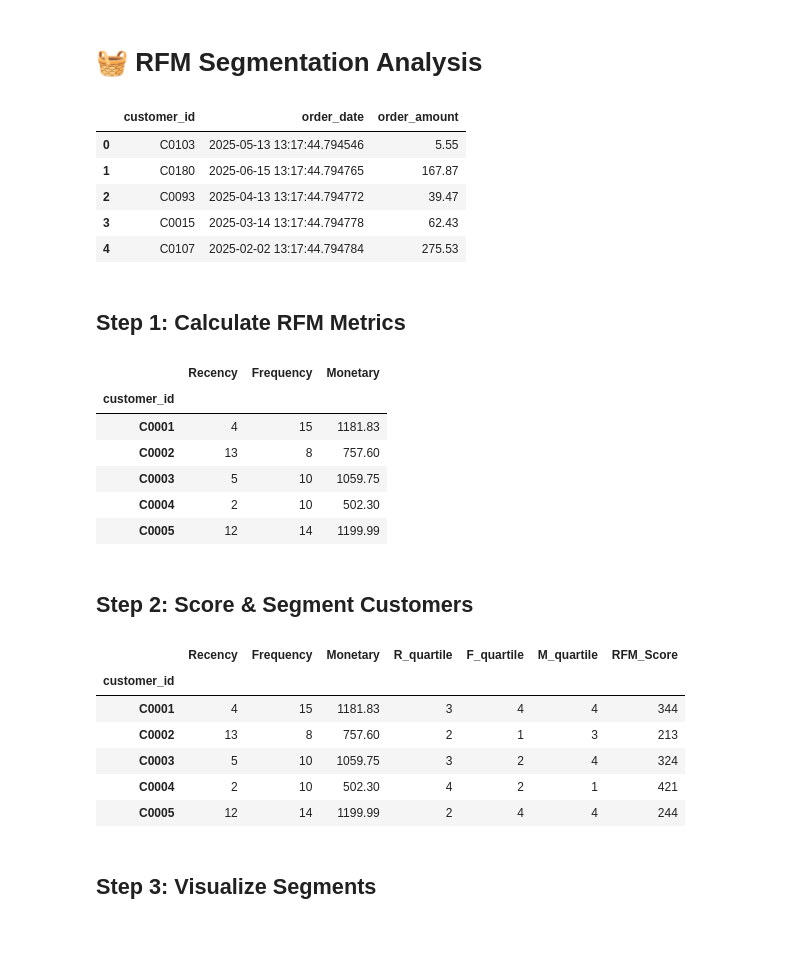
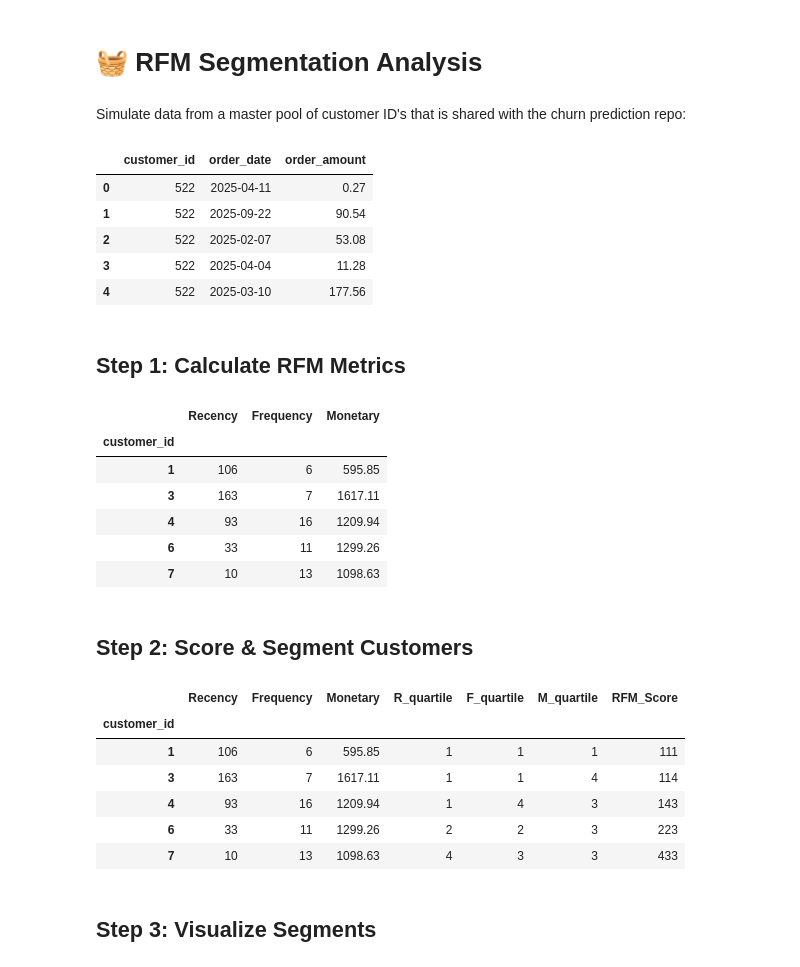
Before and after one commit to Essejran/rfm-segmentation, a Jupyter notebook: notebooks/rfm_analysis.ipynb, the cells around one changed output. Cells and saved outputs as stored; diff of their text form; code cells hidden in the pictures; blank space fills up the shorter version.

```diff
--- a/notebooks/rfm_analysis.ipynb
+++ b/notebooks/rfm_analysis.ipynb
@@ -4,17 +4,45 @@
 import pandas as pd
 import matplotlib.pyplot as plt
 import seaborn as sns
-# %%
-# load the data
-df = pd.read_csv("../data/transactions.csv", parse_dates=["order_date"])
-df.head()
-# %% [output]
-|  | customer_id | order_date | order_amount |
-| 0 | C0103 | 2025-05-13 13:17:44.794546 | 5.55 |
-| 1 | C0180 | 2025-06-15 13:17:44.794765 | 167.87 |
-| 2 | C0093 | 2025-04-13 13:17:44.794772 | 39.47 |
-| 3 | C0015 | 2025-03-14 13:17:44.794778 | 62.43 |
-| 4 | C0107 | 2025-02-02 13:17:44.794784 | 275.53 |
+# %% [markdown]
+Simulate data from a master pool of customer ID's that is shared with the churn prediction repo:
+# %%
+# Shared code to generate master customer IDs
+import numpy as np
+import pandas as pd
+
+np.random.seed(42)
+n_customers = 1000  # total unique customers across both datasets
+
+# Master customer ID pool
+master_customer_ids = np.arange(1, n_customers + 1)
+
+# Number of customers in RFM dataset (e.g., 800)
+n_rfm_customers = 800
+
+# Sample RFM customers (random without replacement)
+rfm_customer_ids = np.random.choice(master_customer_ids, size=n_rfm_customers, replace=False)
+
+# Simulate raw transaction data for these customers
+# For demo: create 10 transactions per customer approx
+transactions = []
+for cust_id in rfm_customer_ids:
+    n_orders = np.random.poisson(10) + 1
+    for _ in range(n_orders):
+        order_date = pd.Timestamp('2025-01-01') + pd.to_timedelta(np.random.randint(0, 365), unit='d')
+        order_amount = np.round(np.random.exponential(100), 2)
+        transactions.append([cust_id, order_date, order_amount])
+
+df = pd.DataFrame(transactions, columns=['customer_id', 'order_date', 'order_amount'])
+df.to_csv("../data/transactions.csv", index=False)
+df.head()
+# %% [output]
+|  | customer_id | order_date | order_amount |
+| 0 | 522 | 2025-04-11 | 0.27 |
+| 1 | 522 | 2025-09-22 | 90.54 |
+| 2 | 522 | 2025-02-07 | 53.08 |
+| 3 | 522 | 2025-04-04 | 11.28 |
+| 4 | 522 | 2025-03-10 | 177.56 |
 # %% [markdown]
 ## Step 1: Calculate RFM Metrics
 # %%
@@ -33,11 +61,11 @@ rfm.head()
 # %% [output]
 |  | Recency | Frequency | Monetary |
 | customer_id |  |  |  |
-| C0001 | 4 | 15 | 1181.83 |
-| C0002 | 13 | 8 | 757.60 |
-| C0003 | 5 | 10 | 1059.75 |
-| C0004 | 2 | 10 | 502.30 |
-| C0005 | 12 | 14 | 1199.99 |
+| 1 | 106 | 6 | 595.85 |
+| 3 | 163 | 7 | 1617.11 |
+| 4 | 93 | 16 | 1209.94 |
+| 6 | 33 | 11 | 1299.26 |
+| 7 | 10 | 13 | 1098.63 |
 # %% [markdown]
 ## Step 2: Score & Segment Customers
 # %%
@@ -51,11 +79,11 @@ rfm.head()
 # %% [output]
 |  | Recency | Frequency | Monetary | R_quartile | F_quartile | M_quartile | RFM_Score |
 | customer_id |  |  |  |  |  |  |  |
-| C0001 | 4 | 15 | 1181.83 | 3 | 4 | 4 | 344 |
-| C0002 | 13 | 8 | 757.60 | 2 | 1 | 3 | 213 |
-| C0003 | 5 | 10 | 1059.75 | 3 | 2 | 4 | 324 |
-| C0004 | 2 | 10 | 502.30 | 4 | 2 | 1 | 421 |
-| C0005 | 12 | 14 | 1199.99 | 2 | 4 | 4 | 244 |
+| 1 | 106 | 6 | 595.85 | 1 | 1 | 1 | 111 |
+| 3 | 163 | 7 | 1617.11 | 1 | 1 | 4 | 114 |
+| 4 | 93 | 16 | 1209.94 | 1 | 4 | 3 | 143 |
+| 6 | 33 | 11 | 1299.26 | 2 | 2 | 3 | 223 |
+| 7 | 10 | 13 | 1098.63 | 4 | 3 | 3 | 433 |
 # %% [markdown]
 ## Step 3: Visualize Segments
 # %%
```
Also changed, not shown: parts of 4 cells of this notebook, 2 other files.
